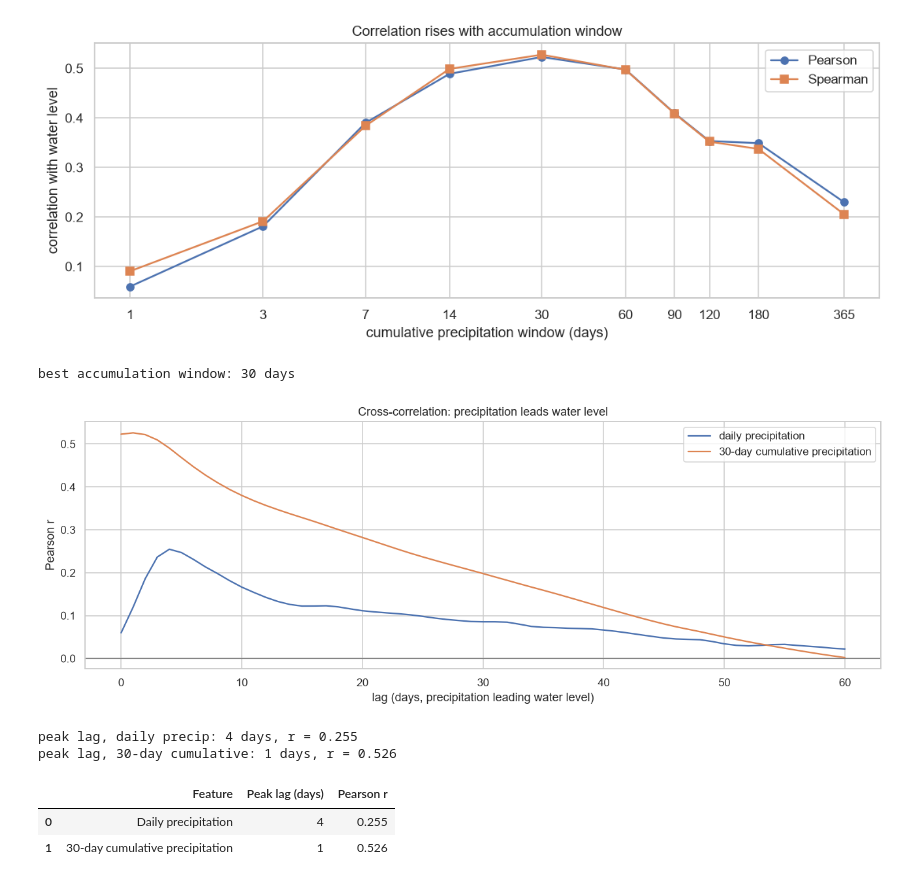
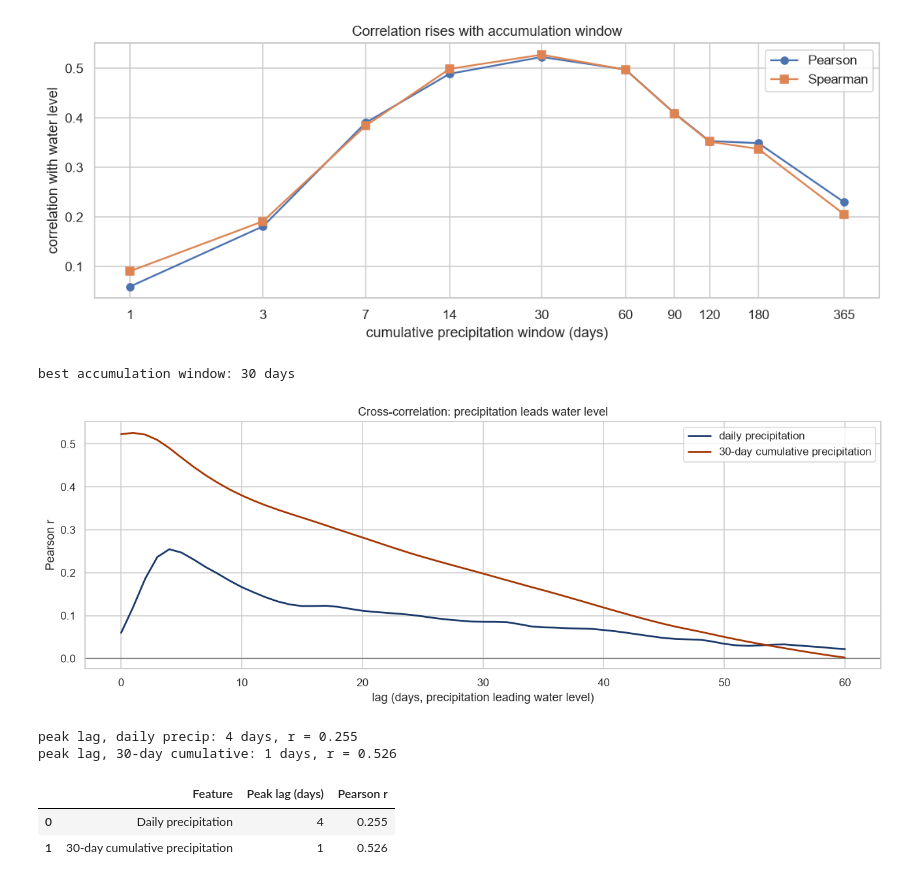
Before and after one commit to PrithviHe/Rhine-cargo-advisor, a Jupyter notebook: notebooks/03_eda.ipynb, the cells around one changed output. Cells and saved outputs as stored; diff of their text form; code cells hidden in the pictures.

```diff
--- a/notebooks/02_eda.ipynb
+++ b/notebooks/03_eda.ipynb
@@ -568,29 +559,30 @@ plt.show()
 # %%
 best_w = int(window_corr.loc[window_corr["spearman_r"].idxmax(), "window_days"])
 print("best accumulation window:", best_w, "days")
 
 lags = range(0, 61)
 cc_daily = [d["precipitation_sum"].shift(lag).corr(d[TARGET]) for lag in lags]
 roll_best = d["precipitation_sum"].rolling(best_w).sum()
 cc_roll = [roll_best.shift(lag).corr(d[TARGET]) for lag in lags]
 
 fig, ax = plt.subplots(figsize=(12, 4.5))
-ax.plot(list(lags), cc_daily, label="daily precipitation")
-ax.plot(list(lags), cc_roll, label=f"{best_w}-day cumulative precipitation")
+ax.plot(list(lags), cc_daily, lw=1.8, color="#1b3a6b", label="daily precipitation")
+ax.plot(list(lags), cc_roll, lw=1.8, color="#a63603",
+        label=f"{best_w}-day cumulative precipitation")
 ax.axhline(0, color="grey", lw=0.8)
 ax.set_xlabel("lag (days, precipitation leading water level)")
 ax.set_ylabel("Pearson r")
 ax.set_title("Cross-correlation: precipitation leads water level")
 ax.legend()
 plt.tight_layout()
 plt.show()
 
 print("peak lag, daily precip:", int(np.argmax(cc_daily)), "days, r =", round(max(cc_daily), 3))
 print(f"peak lag, {best_w}-day cumulative:", int(np.argmax(cc_roll)),
       "days, r =", round(max(cc_roll), 3))
 # %% [output]
 best accumulation window: 30 days
-[figure, old version]
+[figure, new version]
 peak lag, daily precip: 4 days, r = 0.255
 peak lag, 30-day cumulative: 1 days, r = 0.526
 # %%
```
Also changed, not shown: parts of 4 cells of this notebook, 14 other files.
